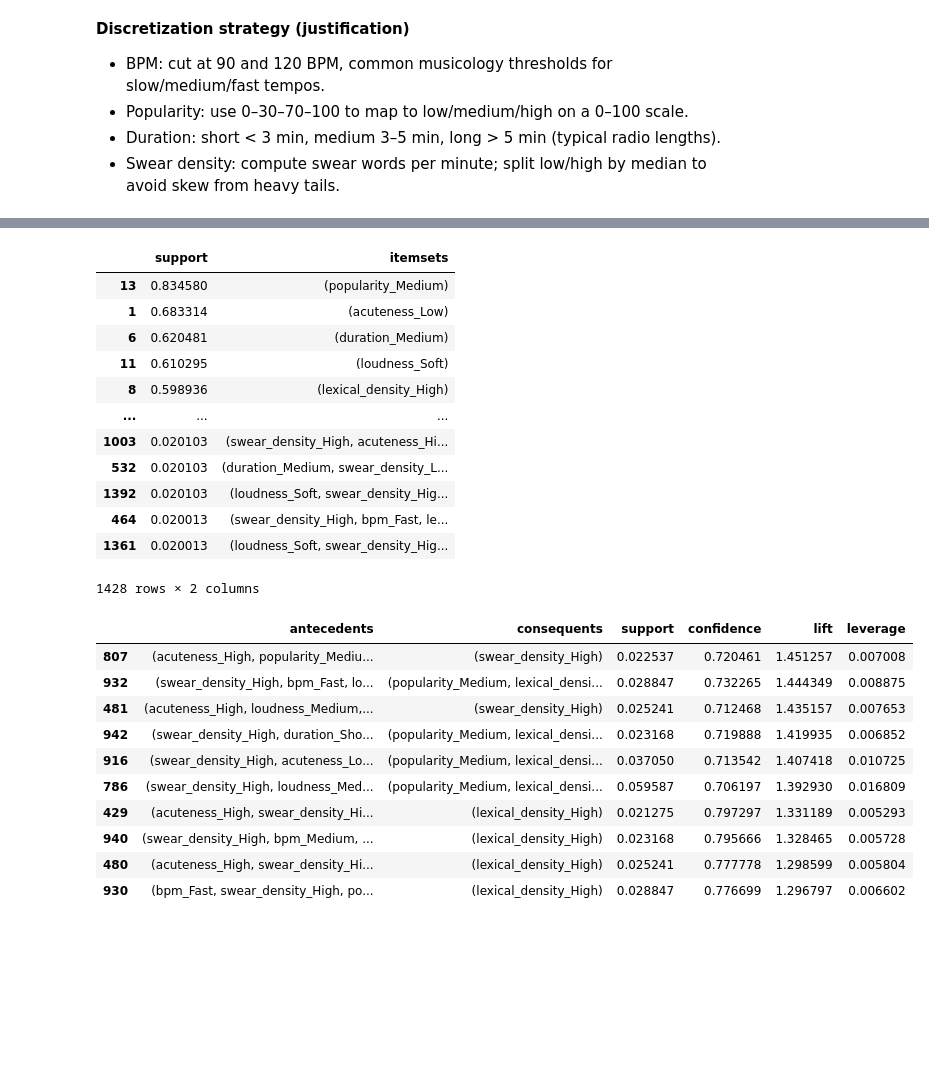
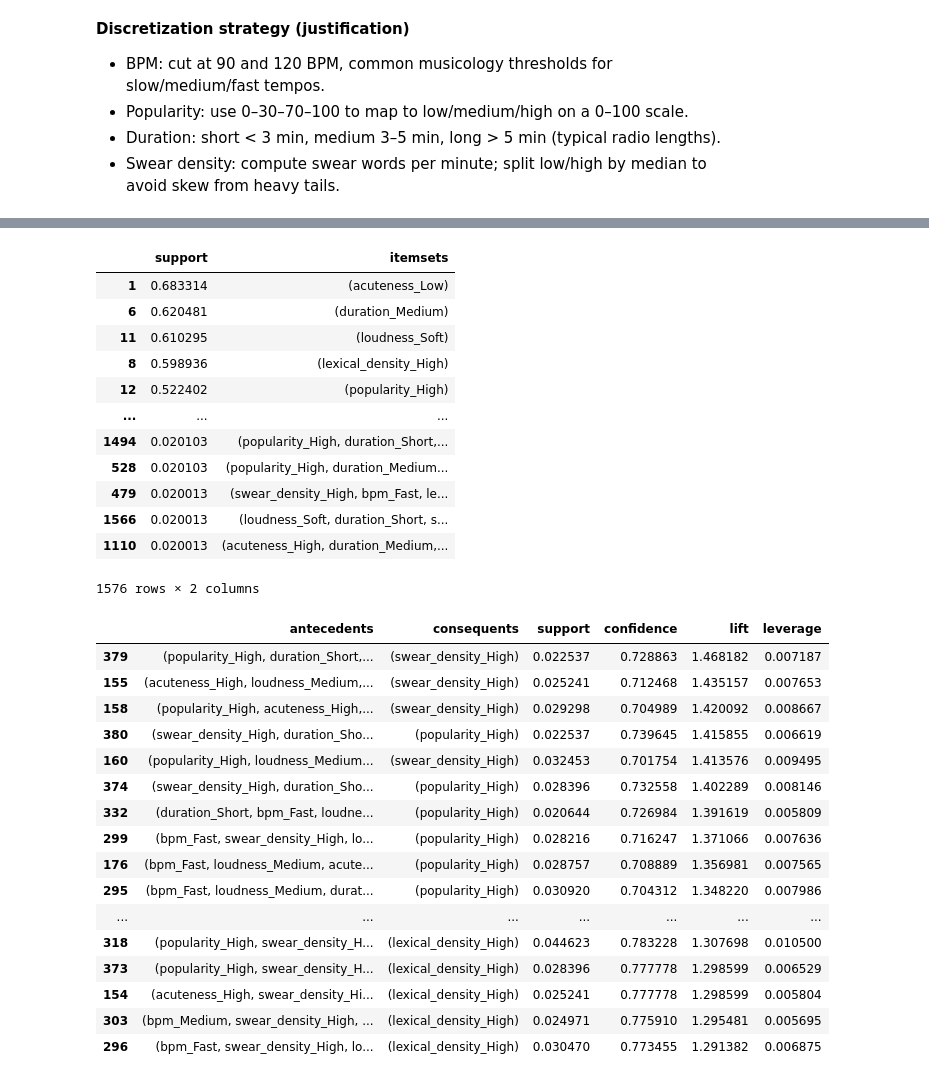
Before and after one commit to Ludovico1104/Progetto-I2ML, a Jupyter notebook: prova.ipynb, the cells around one changed output, grey strips where cells are left out. Cells and saved outputs as stored; diff of their text form; code cells hidden in the pictures; blank space fills up the shorter version.

```diff
--- a/prova.ipynb
+++ b/prova.ipynb
@@ -222,8 +402,8 @@ encoded["bpm"] = pd.cut(
 
 encoded["popularity"] = pd.cut(
     pop,
-    bins=[-np.inf, 1e1, 1e2, np.inf],
-    labels=["Low", "Medium", "High"]
+    bins=[-np.inf, 3e1, np.inf],
+    labels=["Low", "High"]
  )
 
 encoded["duration"] = pd.cut(
@@ -299,45 +474,51 @@ frequent_itemsets = apriori(df, min_support=2e-2, use_colnames=True)
 frequent_itemsets.sort_values("support", ascending=False)
 # %% [output]
 |  | support | itemsets |
-| 13 | 0.834580 | (popularity_Medium) |
 | 1 | 0.683314 | (acuteness_Low) |
 | 6 | 0.620481 | (duration_Medium) |
 | 11 | 0.610295 | (loudness_Soft) |
 | 8 | 0.598936 | (lexical_density_High) |
+| 12 | 0.522402 | (popularity_High) |
 | ... | ... | ... |
-| 1003 | 0.020103 | (swear_density_High, acuteness_Hi... |
-| 532 | 0.020103 | (duration_Medium, swear_density_L... |
-| 1392 | 0.020103 | (loudness_Soft, swear_density_Hig... |
-| 464 | 0.020013 | (swear_density_High, bpm_Fast, le... |
-| 1361 | 0.020013 | (loudness_Soft, swear_density_Hig... |
+| 1494 | 0.020103 | (popularity_High, duration_Short,... |
+| 528 | 0.020103 | (popularity_High, duration_Medium... |
+| 479 | 0.020013 | (swear_density_High, bpm_Fast, le... |
+| 1566 | 0.020013 | (loudness_Soft, duration_Short, s... |
+| 1110 | 0.020013 | (acuteness_High, duration_Medium,... |
-1428 rows × 2 columns
+1576 rows × 2 columns
 # %%
 rules_conf = association_rules(
     frequent_itemsets,
     metric="confidence",
     min_threshold=0.7,
     num_itemsets=len(df.index),
 )
 
 columns_to_show = [
     "antecedents",
     "consequents",
     "support",
     "confidence",
     "lift",
     "leverage",
 ]
 
-rules_conf[columns_to_show].sort_values(["lift", "leverage"], ascending=False).head(10)
+rules_conf[columns_to_show].sort_values(["lift", "leverage"], ascending=False).head(20)
 # %% [output]
 |  | antecedents | consequents | support | confidence | lift | leverage |
-| 807 | (acuteness_High, popularity_Mediu... | (swear_density_High) | 0.022537 | 0.720461 | 1.451257 | 0.007008 |
-| 932 | (swear_density_High, bpm_Fast, lo... | (popularity_Medium, lexical_densi... | 0.028847 | 0.732265 | 1.444349 | 0.008875 |
-| 481 | (acuteness_High, loudness_Medium,... | (swear_density_High) | 0.025241 | 0.712468 | 1.435157 | 0.007653 |
-| 942 | (swear_density_High, duration_Sho... | (popularity_Medium, lexical_densi... | 0.023168 | 0.719888 | 1.419935 | 0.006852 |
-| 916 | (swear_density_High, acuteness_Lo... | (popularity_Medium, lexical_densi... | 0.037050 | 0.713542 | 1.407418 | 0.010725 |
-| 786 | (swear_density_High, loudness_Med... | (popularity_Medium, lexical_densi... | 0.059587 | 0.706197 | 1.392930 | 0.016809 |
-| 429 | (acuteness_High, swear_density_Hi... | (lexical_density_High) | 0.021275 | 0.797297 | 1.331189 | 0.005293 |
-| 940 | (swear_density_High, bpm_Medium, ... | (lexical_density_High) | 0.023168 | 0.795666 | 1.328465 | 0.005728 |
-| 480 | (acuteness_High, swear_density_Hi... | (lexical_density_High) | 0.025241 | 0.777778 | 1.298599 | 0.005804 |
-| 930 | (bpm_Fast, swear_density_High, po... | (lexical_density_High) | 0.028847 | 0.776699 | 1.296797 | 0.006602 |
+| 379 | (popularity_High, duration_Short,... | (swear_density_High) | 0.022537 | 0.728863 | 1.468182 | 0.007187 |
+| 155 | (acuteness_High, loudness_Medium,... | (swear_density_High) | 0.025241 | 0.712468 | 1.435157 | 0.007653 |
+| 158 | (popularity_High, acuteness_High,... | (swear_density_High) | 0.029298 | 0.704989 | 1.420092 | 0.008667 |
+| 380 | (swear_density_High, duration_Sho... | (popularity_High) | 0.022537 | 0.739645 | 1.415855 | 0.006619 |
+| 160 | (popularity_High, loudness_Medium... | (swear_density_High) | 0.032453 | 0.701754 | 1.413576 | 0.009495 |
+| 374 | (swear_density_High, duration_Sho... | (popularity_High) | 0.028396 | 0.732558 | 1.402289 | 0.008146 |
+| 332 | (duration_Short, bpm_Fast, loudne... | (popularity_High) | 0.020644 | 0.726984 | 1.391619 | 0.005809 |
+| 299 | (bpm_Fast, swear_density_High, lo... | (popularity_High) | 0.028216 | 0.716247 | 1.371066 | 0.007636 |
+| 176 | (bpm_Fast, loudness_Medium, acute... | (popularity_High) | 0.028757 | 0.708889 | 1.356981 | 0.007565 |
+| 295 | (bpm_Fast, loudness_Medium, durat... | (popularity_High) | 0.030920 | 0.704312 | 1.348220 | 0.007986 |
+| ... | ... | ... | ... | ... | ... | ... |
+| 318 | (popularity_High, swear_density_H... | (lexical_density_High) | 0.044623 | 0.783228 | 1.307698 | 0.010500 |
+| 373 | (popularity_High, swear_density_H... | (lexical_density_High) | 0.028396 | 0.777778 | 1.298599 | 0.006529 |
+| 154 | (acuteness_High, swear_density_Hi... | (lexical_density_High) | 0.025241 | 0.777778 | 1.298599 | 0.005804 |
+| 303 | (bpm_Medium, swear_density_High, ... | (lexical_density_High) | 0.024971 | 0.775910 | 1.295481 | 0.005695 |
+| 296 | (bpm_Fast, swear_density_High, lo... | (lexical_density_High) | 0.030470 | 0.773455 | 1.291382 | 0.006875 |
```
Also changed, not shown: parts of 18 cells of this notebook.
